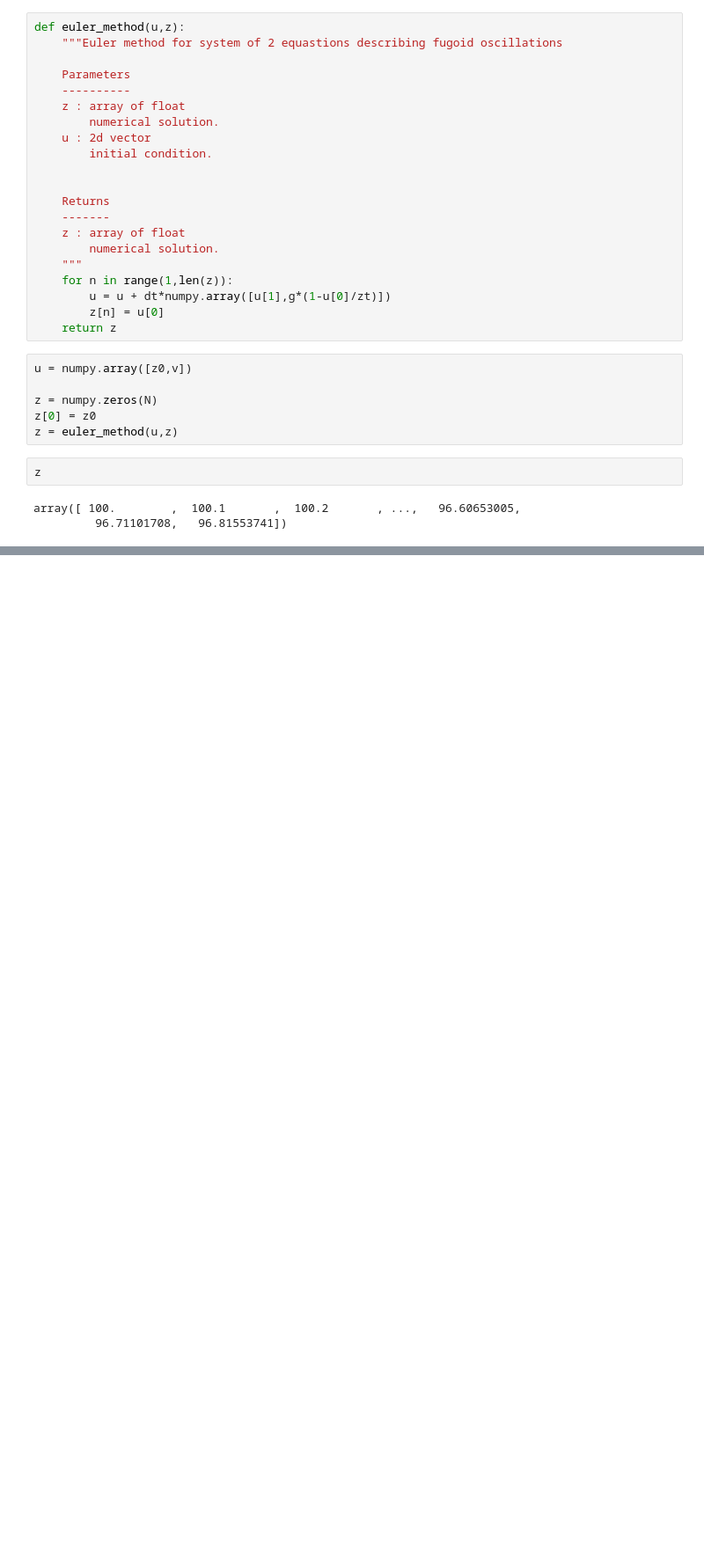
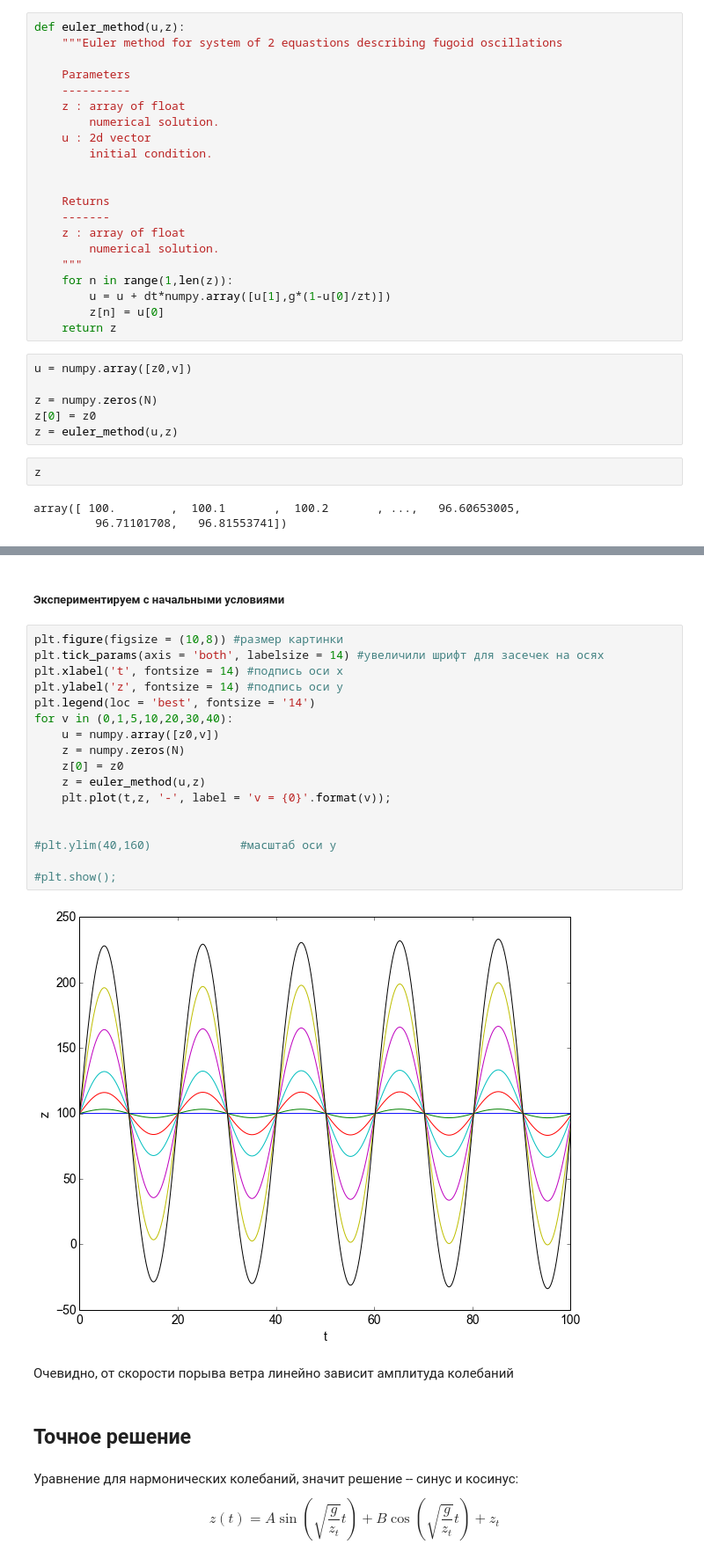
Before and after one commit to sidrahahmedAppliedMath/numerical-mooc, a Jupyter notebook: hw/01_02_hw_phugoid_oscillation.ipynb, the cells around one changed output, grey strips where cells are left out. Shown at 88% size. Saved outputs shown, nothing was run; the diff lists cells and outputs as text; blank space fills up the shorter version.

```diff
--- a/hw/01_02_hw_phugoid_oscillation.ipynb
+++ b/hw/01_02_hw_phugoid_oscillation.ipynb
@@ -106,0 +105,32 @@ array([ 100.        ,  100.1       ,  100.2       , ...,   96.60653005,
+# %% [markdown]
+##### Экспериментируем с начальными условиями
+# %%
+plt.figure(figsize = (10,8)) #размер картинки
+plt.tick_params(axis = 'both', labelsize = 14) #увеличили шрифт для засечек на осях
+plt.xlabel('t', fontsize = 14) #подпись оси x
+plt.ylabel('z', fontsize = 14) #подпись оси y
+plt.legend(loc = 'best', fontsize = '14')
+for v in (0,1,5,10,20,30,40):
+    u = numpy.array([z0,v])
+    z = numpy.zeros(N)
+    z[0] = z0
+    z = euler_method(u,z)
+    plt.plot(t,z, '-', label = 'v = {0}'.format(v));
+
+
+#plt.ylim(40,160)             #масштаб оси y
+
+#plt.show();
+# %% [output]
+[figure, added]
+# %% [markdown]
+Очевидно, от скорости порыва ветра линейно зависит амплитуда колебаний
+# %% [markdown]
+## Точное решение
+# %% [markdown]
+Уравнение для нармонических колебаний, значит решение -- синус и косинус:
+$$
+\begin{equation}
+z(t) = A \sin \left(\sqrt{\frac{g}{z_t}} t \right) + B \cos \left(\sqrt{\frac{g}{z_t}} t \right) + z_t
+\end{equation}
+$$
```
Also changed, not shown: parts of 11 cells of this notebook.
